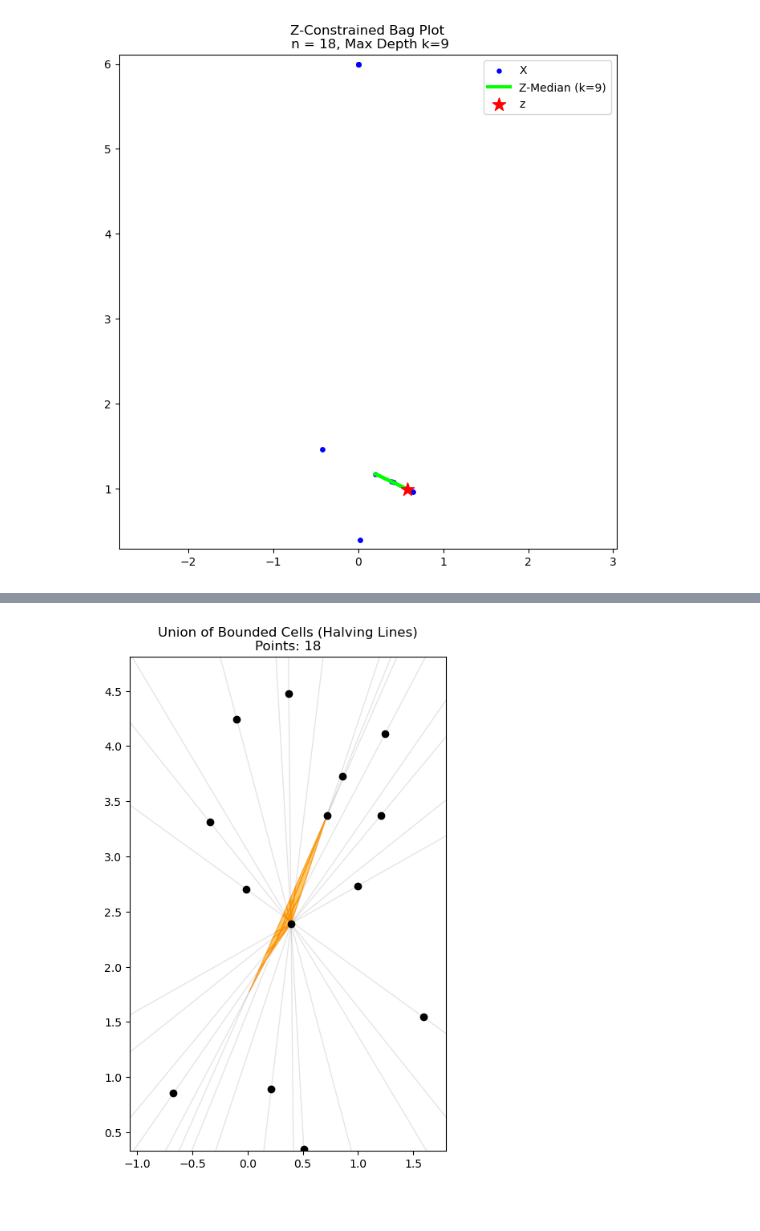
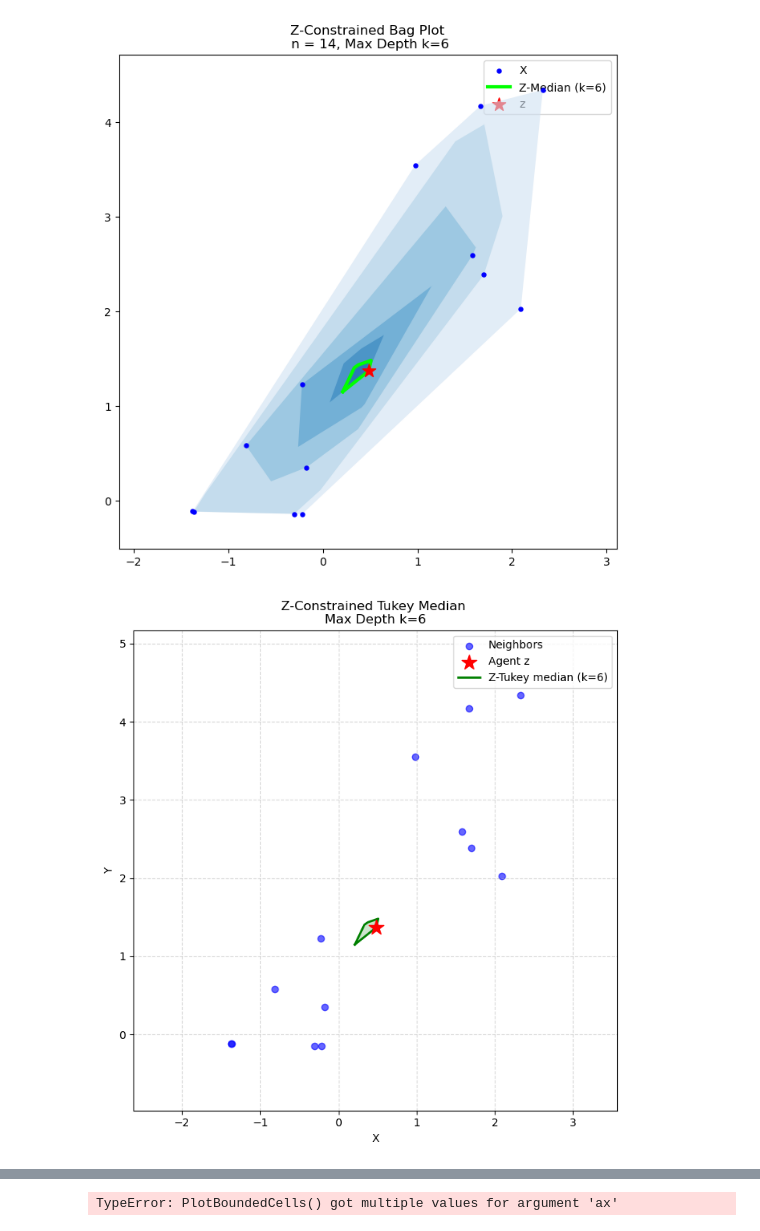
Before and after one commit to ChrisAshtonLee/Tukey, a Jupyter notebook: SelfTrust.ipynb, the cells around one changed output, grey strips where cells are left out. Cells and saved outputs as stored; diff of their text form; code cells hidden in the pictures.

```diff
--- a/SelfTrust.ipynb
+++ b/SelfTrust.ipynb
@@ -792,12 +1175,12 @@ def ZBagPlot(X, i, ax=None, plot=True):
 # %%
-np.random.seed(52)
-NUM_STEPS = 1
-STEP_SIZE_HULL = 1
-STEP_SIZE = 1
+np.random.seed(86)
+NUM_STEPS = 300
+STEP_SIZE_HULL = .02
+STEP_SIZE = .01
 
 
-normal = 10
-adversarial =8
+normal = 6
+adversarial =4
 n = normal+adversarial
 #g1 = np.random.randn(int(normal/2), 2) *.8+np.array([-3,0])
 #g2  =np.random.randn(int(normal/2), 2) *.8+np.array([3,0])
@@ -806,7 +1189,7 @@ N_nodes = np.random.randn(normal, 2) *1
 #N_nodes = np.array(((-2,0),(0.5,0),(-1.5, 1),(3,-0.5),(1,0.3),(-1.5,.5)))
 normal = len(N_nodes)
 # Adversarial: 3 nodes starting slightly offset
-F_nodes = np.random.randn(adversarial, 2) * .6 + np.array([1, 3.5])
+F_nodes = np.random.randn(adversarial, 2) * .6 + np.array([2, 3])
 #F_nodes = np.array(((0,3.5),(1.2,4),(-.6,3)))
 adversarial = len(F_nodes)
 # Target for adversaries
@@ -842,8 +1225,9 @@ for t in range(NUM_STEPS):
        # else:
            # move = np.zeros(2)
         #next_F.append(pos + move)
-        next_F.append(pos+(adv_target[1]-pos)*STEP_SIZE)
-       # next_F = update_resilient_layers(current_F, all_positions, STEP_SIZE)
+        #next_F.append(pos+(adv_target[1]-pos)*STEP_SIZE)
+        next_F.append(pos)
+        # next_F = update_resilient_layers(current_F, all_positions, STEP_SIZE)
     # Store
     history_N.append(np.array(next_N))
     history_F.append(np.array(next_F))
@@ -901,11 +1614,14 @@ Starting Simulation: 10 Normal vs 8 Adversarial
 # %%
-step = 1
+step = 50
 X= np.vstack([history_N[step], history_F[step]])
 #plot_robust_collapse_check(X, 0, 2)
-ZBagPlot(X, 0)
+ZBagPlot(X,0)
 #TukeyMed(X,True)
+depth, verts = ZTukeyMed(X,0,True)
+print(verts)
 
 #PlotBoundedCells(X)
 plt.show()
 # %% [output]
-[figure, old version]
+[figure, new version]
+[figure, added]
@@ -912,6 +1634,6 @@ plt.show()
 # %%
-step = 0
+step = 300
 X= np.vstack([history_N[step], history_F[step]])
-PlotBoundedCells(X, ax=None)
+PlotBoundedCells(history_N[step],history_F[step],6, ax=None, xlimits =3, ylimits =5)
 # %% [output]
-[figure, removed]
+TypeError: PlotBoundedCells() got multiple values for argument 'ax'
```
Also changed, not shown: parts of 15 cells of this notebook.
